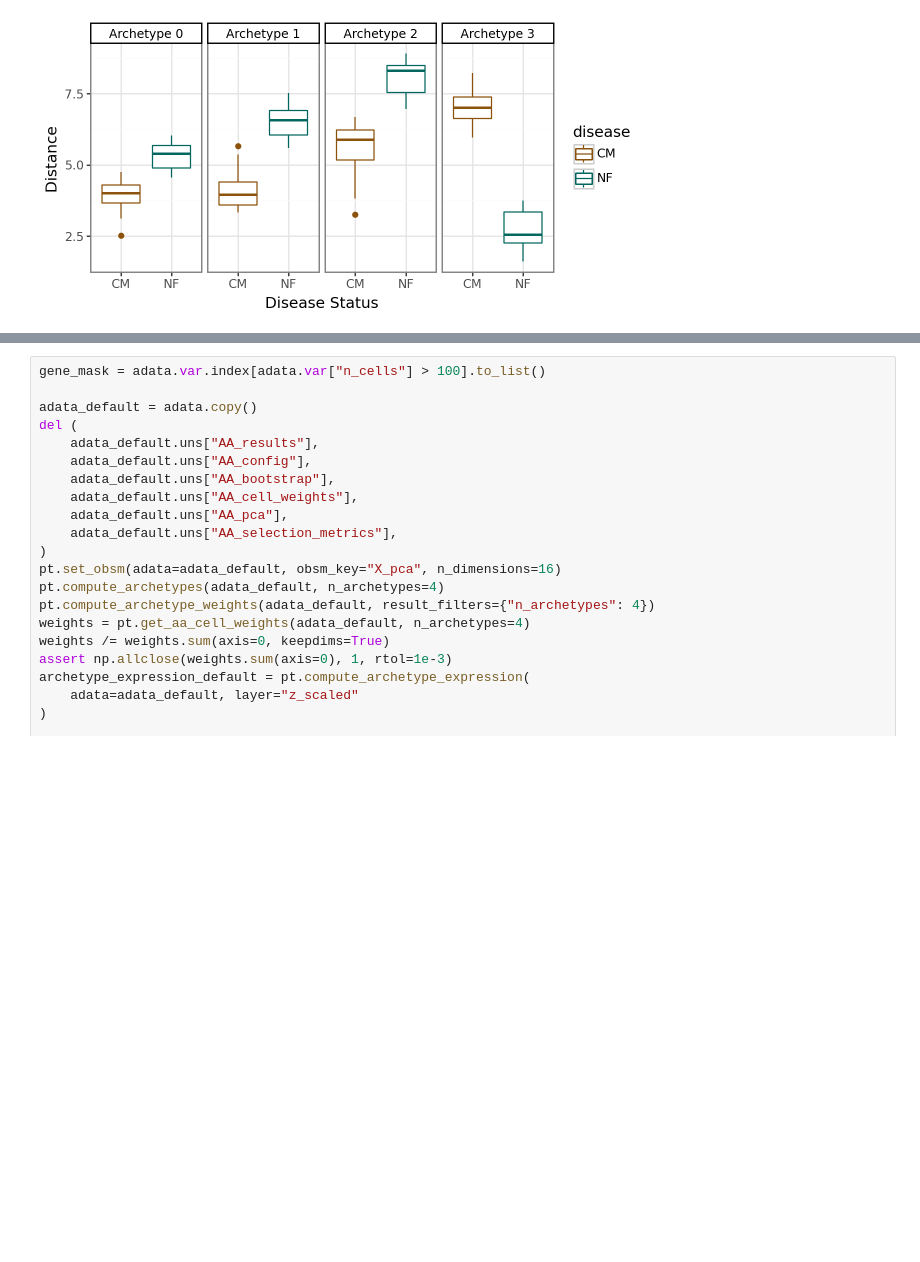
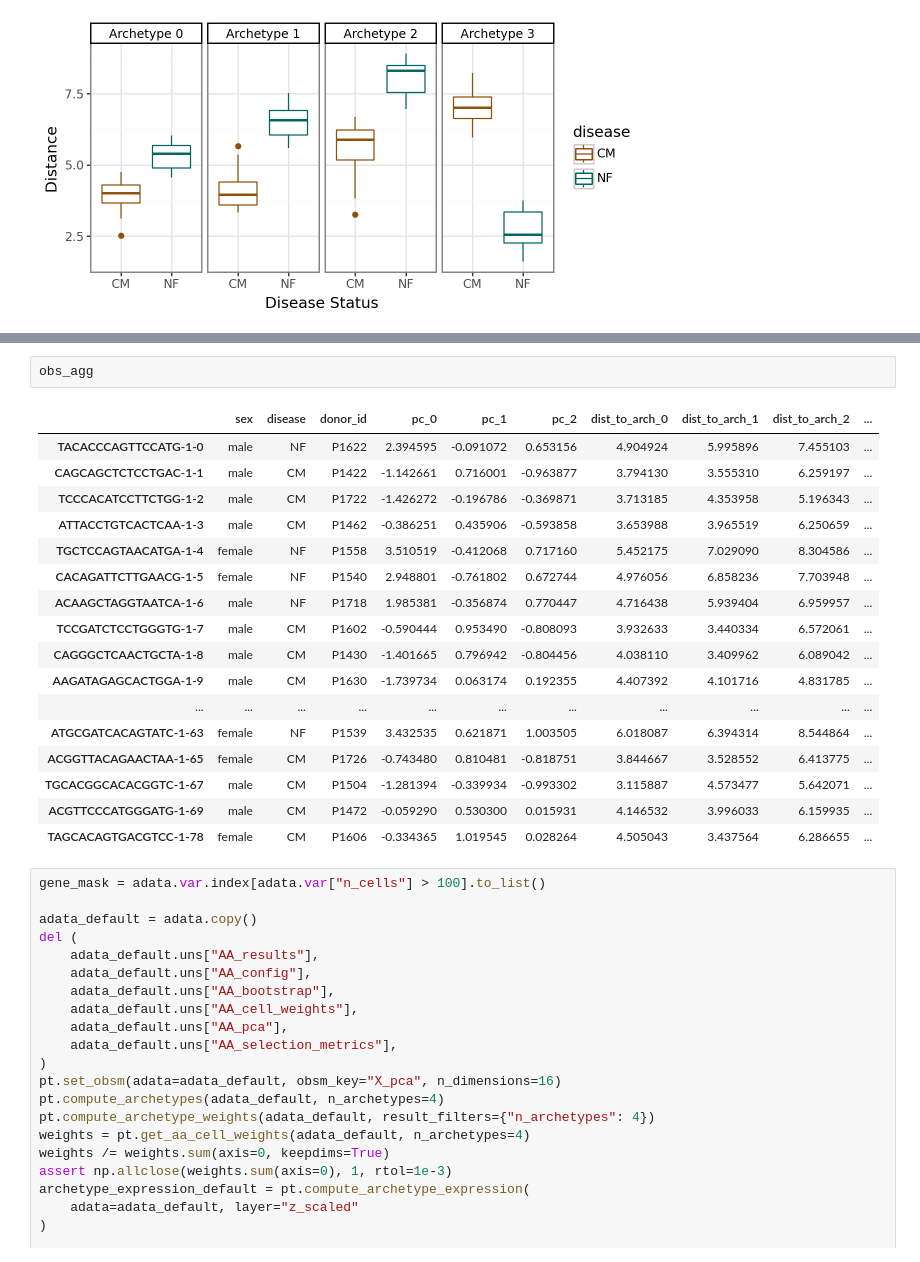
Before and after one commit to saezlab/ParTIpy_paper, a Jupyter notebook: fibroblast_cross_condition.ipynb, the cells around one changed output, grey strips where cells are left out. Drawn from its saved outputs; the diff is of its cells as text; blank space fills up the shorter version.

```diff
--- a/fibroblast_cross_condition.ipynb
+++ b/fibroblast_cross_condition.ipynb
@@ -222,3 +332,23 @@ p.show()
+# %%
+obs_agg
+# %% [output]
+|  | sex | disease | donor_id | pc_0 | pc_1 | pc_2 | dist_to_arch_0 | dist_to_arch_1 | dist_to_arch_2 | ... |
+| TACACCCAGTTCCATG-1-0 | male | NF | P1622 | 2.394595 | -0.091072 | 0.653156 | 4.904924 | 5.995896 | 7.455103 | ... |
+| CAGCAGCTCTCCTGAC-1-1 | male | CM | P1422 | -1.142661 | 0.716001 | -0.963877 | 3.794130 | 3.555310 | 6.259197 | ... |
+| TCCCACATCCTTCTGG-1-2 | male | CM | P1722 | -1.426272 | -0.196786 | -0.369871 | 3.713185 | 4.353958 | 5.196343 | ... |
+| ATTACCTGTCACTCAA-1-3 | male | CM | P1462 | -0.386251 | 0.435906 | -0.593858 | 3.653988 | 3.965519 | 6.250659 | ... |
+| TGCTCCAGTAACATGA-1-4 | female | NF | P1558 | 3.510519 | -0.412068 | 0.717160 | 5.452175 | 7.029090 | 8.304586 | ... |
+| CACAGATTCTTGAACG-1-5 | female | NF | P1540 | 2.948801 | -0.761802 | 0.672744 | 4.976056 | 6.858236 | 7.703948 | ... |
+| ACAAGCTAGGTAATCA-1-6 | male | NF | P1718 | 1.985381 | -0.356874 | 0.770447 | 4.716438 | 5.939404 | 6.959957 | ... |
+| TCCGATCTCCTGGGTG-1-7 | male | CM | P1602 | -0.590444 | 0.953490 | -0.808093 | 3.932633 | 3.440334 | 6.572061 | ... |
+| CAGGGCTCAACTGCTA-1-8 | male | CM | P1430 | -1.401665 | 0.796942 | -0.804456 | 4.038110 | 3.409962 | 6.089042 | ... |
+| AAGATAGAGCACTGGA-1-9 | male | CM | P1630 | -1.739734 | 0.063174 | 0.192355 | 4.407392 | 4.101716 | 4.831785 | ... |
+| ... | ... | ... | ... | ... | ... | ... | ... | ... | ... | ... |
+| ATGCGATCACAGTATC-1-63 | female | NF | P1539 | 3.432535 | 0.621871 | 1.003505 | 6.018087 | 6.394314 | 8.544864 | ... |
+| ACGGTTACAGAACTAA-1-65 | female | CM | P1726 | -0.743480 | 0.810481 | -0.818751 | 3.844667 | 3.528552 | 6.413775 | ... |
+| TGCACGGCACACGGTC-1-67 | male | CM | P1504 | -1.281394 | -0.339934 | -0.993302 | 3.115887 | 4.573477 | 5.642071 | ... |
+| ACGTTCCCATGGGATG-1-69 | male | CM | P1472 | -0.059290 | 0.530300 | 0.015931 | 4.146532 | 3.996033 | 6.159935 | ... |
+| TAGCACAGTGACGTCC-1-78 | female | CM | P1606 | -0.334365 | 1.019545 | 0.028264 | 4.505043 | 3.437564 | 6.286655 | ... |
 # %%
 gene_mask = adata.var.index[adata.var["n_cells"] > 100].to_list()
 
```
Also changed, not shown: parts of 4 cells of this notebook, 18 other files.
